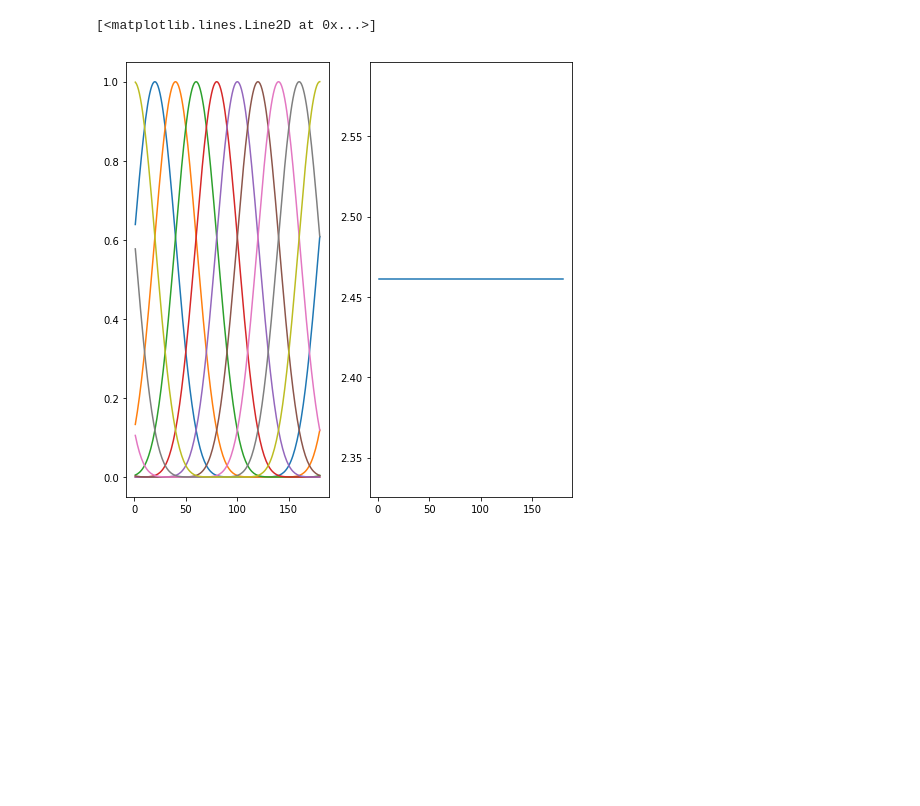
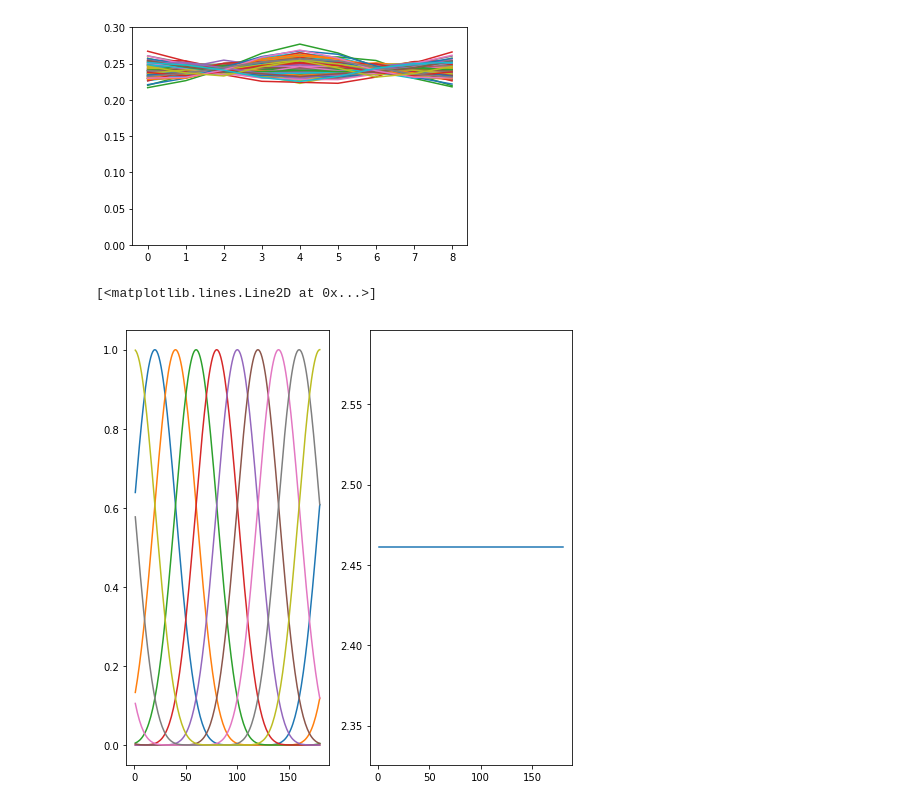
Before and after one commit to hmallen99/IEM-tutorial, a Jupyter notebook: IEM_ori_MEG.ipynb, the cells around one changed output. Drawn from its saved outputs; the diff is of its cells as text; code cells hidden in the pictures; blank space fills up the shorter version.

```diff
--- a/IEM_ori_MEG.ipynb
+++ b/IEM_ori_MEG.ipynb
@@ -5,3 +20,11 @@ import matplotlib.pyplot as plt
+# %%
+for i in range(data.shape[0]):
+    plt.plot(data[i])
+
+plt.ylim(0, 0.3)
+plt.show()
+# %% [output]
+[figure, added]
 # %%
 data = loadmat("../Data/s08_EEG_ori_mini.mat")
 trn = data["trn"]
```
Also changed, not shown: parts of 2 cells of this notebook, 18 other files.
